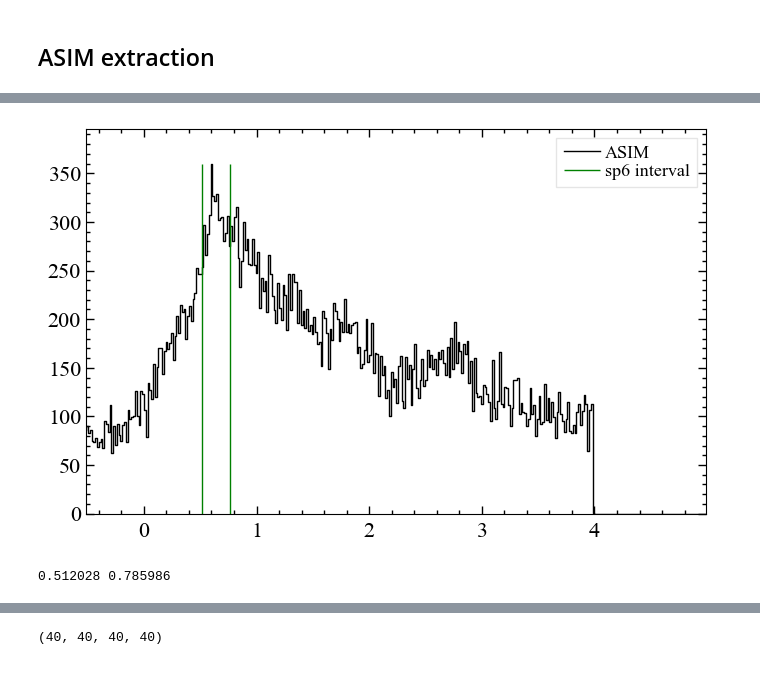
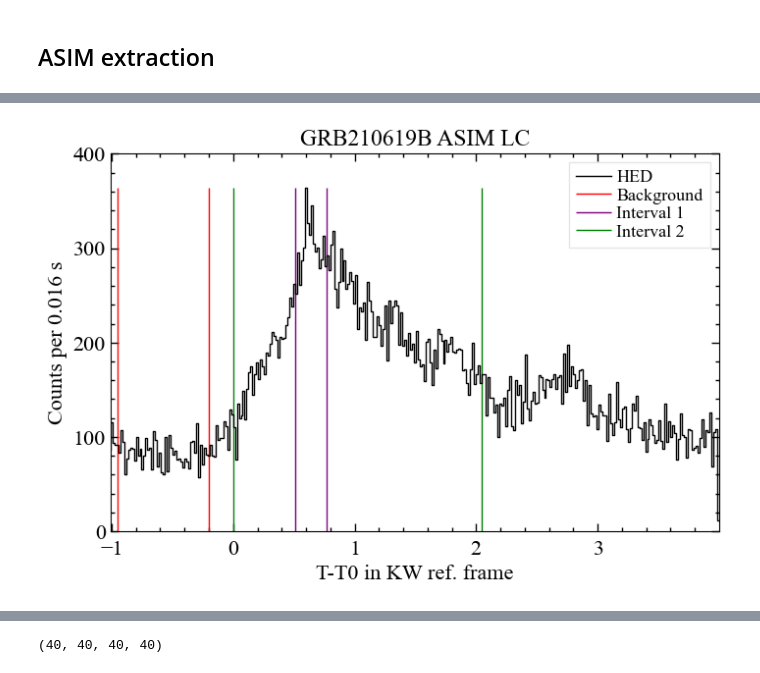
Before and after one commit to AndreasRamsli/GRB, a Jupyter notebook: xspec/GRB210619B/GRB210619B_extract.ipynb, the cells around one changed output, grey strips where cells are left out. Saved outputs shown, nothing was run; the diff lists cells and outputs as text; code cells hidden in the pictures.

```diff
--- a/xspec/GRB210619B/GRB210619B_extract.ipynb
+++ b/xspec/GRB210619B/GRB210619B_extract.ipynb
@@ -180,14 +187,13 @@ G1,G2,G3 = G1[:jx],G2[:jx],G3[:jx]
     Need background data. Too short of a background the original file
     -Connect to server to check for background trigger
 # %%
-import scipy.io
+df_asim = pd.read_csv(mat_path_andrey+'GRB210619B.csv')
+#working with [s]
 
-def load_matlab_file(fn):
-    mat = scipy.io.loadmat(fn)
-    data = mat['D'][0,0]
-    tus, dau, det, typ, erg = data[0].flatten(), data[1].flatten()+1, data[2].flatten()+1, data[3].flatten(), data[5].flatten()
-    df = pd.DataFrame({'tus': np.float64(tus)/1e6, 'dau': dau, 'det': det, 'typ': typ, 'erg':erg})
-    return df
-
-
-df_asim = load_matlab_file('grb_210619')
+tlagg = 0 #checked CC
+df_asim['tus'] /= 1e6
+df_asim['tus'] += tlagg
+tus = df_asim['tus'].to_numpy(dtype=np.float64)
+plt.hist(tus,bins=bins)
+#plt.vlines(x=-0.0293,ymin=0,ymax=50,color='r')
+plt.show()
@@ -574,16 +547,16 @@ df_asim.head()
 # %%
 tus_asim = df_asim['tus'].to_numpy()
-asim_counts, asim_edges = np.histogram(tus_asim, bins=bins)
-plt.step(x=asim_edges[:-1],y=asim_counts,where='pre',label='ASIM',c='b')
-plt.vlines(x=[0.512,0.768],ymin=0,ymax=max(asim_counts),color='green',label='sp6 interval')
+asim_counts, asim_edges = np.histogram(tus_asim, bins=np.arange(min(tus_asim),4+binsize,binsize))
+plt.step(x=asim_edges[:-1],y=asim_counts,where='pre',label='HED',c='black')
+plt.vlines(x=[-0.95,-0.2],ymin=0,ymax=max(asim_counts),color='red',label='Background')
+plt.vlines(x=[0.512,0.768],ymin=0,ymax=max(asim_counts),color='purple',label='Interval 1')
+plt.vlines(x=[0.0,2.048],ymin=0,ymax=max(asim_counts),color='green',label='Interval 2')
 plt.ylim(bottom=0.0)
 plt.legend()
+plt.title('GRB210619B ASIM LC')
+plt.xlabel('T-T0 in KW ref. frame')
+plt.ylabel(f'Counts per {binsize} s')
+#plt.savefig('GRB210619B_ASIM_LC.png',dpi=350,format='png')
 plt.show()
 # %% [output]
-[figure, old version]
+[figure, new version]
-# %%
-i_start,i_end = np.searchsorted(tus_asim,0.512),np.searchsorted(tus_asim,0.786)
-tus_burst = tus_asim[i_start:i_end]
-print(tus_burst[0],tus_burst[-1])
-# %% [output]
-0.512028 0.785986
```
Also changed, not shown: parts of 39 cells of this notebook, 45 other files.
